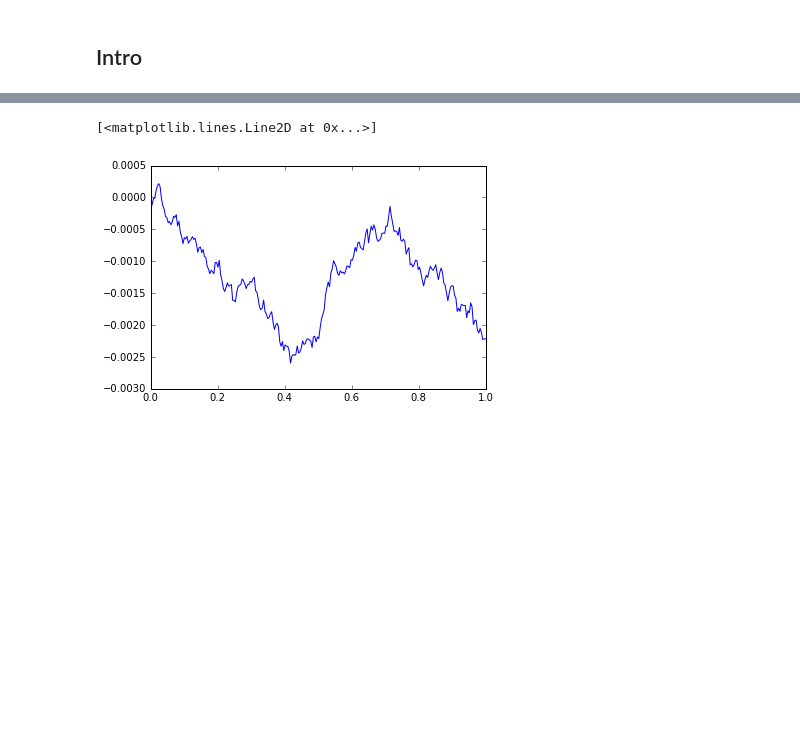
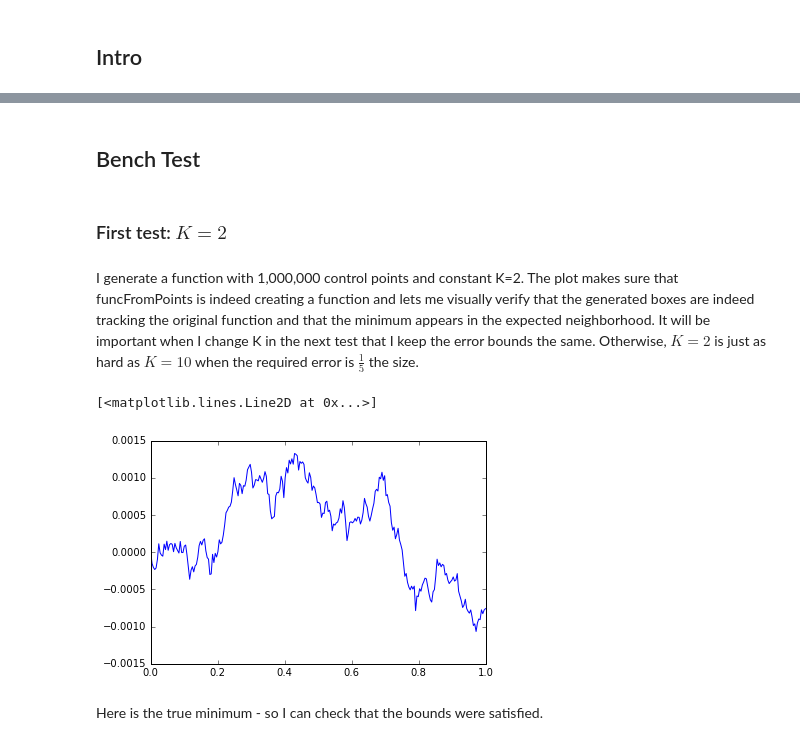
Before and after one commit to RadixSeven/LipschitzOpt, a Jupyter notebook: 1DOpt.ipynb, the cells around one changed output, grey strips where cells are left out. Saved outputs shown, nothing was run; the diff lists cells and outputs as text; code cells hidden in the pictures; blank space fills up the shorter version.

```diff
--- a/1DOpt.ipynb
+++ b/1DOpt.ipynb
@@ -383,15 +387,25 @@ def funcMinimum(points):
 def funcFromPoints(points):
     """Makes a function that linearly interpolates for the control points (error for out of bounds)"""
     return interpolate.interp1d([p.x for p in points], [p.y for p in points],'linear')
+# %% [markdown]
+Bench Test
+---
+# %% [markdown]
+### First test: $K=2$
+# %% [markdown]
+I generate a function with 1,000,000 control points and constant K=2. The plot makes sure that funcFromPoints is indeed creating a function and lets me visually verify that the generated boxes are indeed tracking the original function and that the minimum appears in the expected neighborhood. It will be important when I change K in the next test that I keep the error bounds the same. Otherwise, $K=2$ is just as hard as $K=10$ when the required error is $\frac{1}{5}$ the size.
 # %%
 globalK=2
+globalErr=0.00001
 cp=lipschitzControlPoints(1000000,globalK)
 fn=funcFromPoints(cp)
 x = np.linspace(0, 1, 250)
 plt.plot(x,[fn(xx) for xx in x])
 # %% [output]
 [<matplotlib.lines.Line2D at 0x...>]
-[figure, old version]
+[figure, new version]
+# %% [markdown]
+Here is the true minimum - so I can check that the bounds were satisfied.
 # %%
 funcMinimum(cp)
 # %% [output]
```
Also changed, not shown: parts of 21 cells of this notebook.
